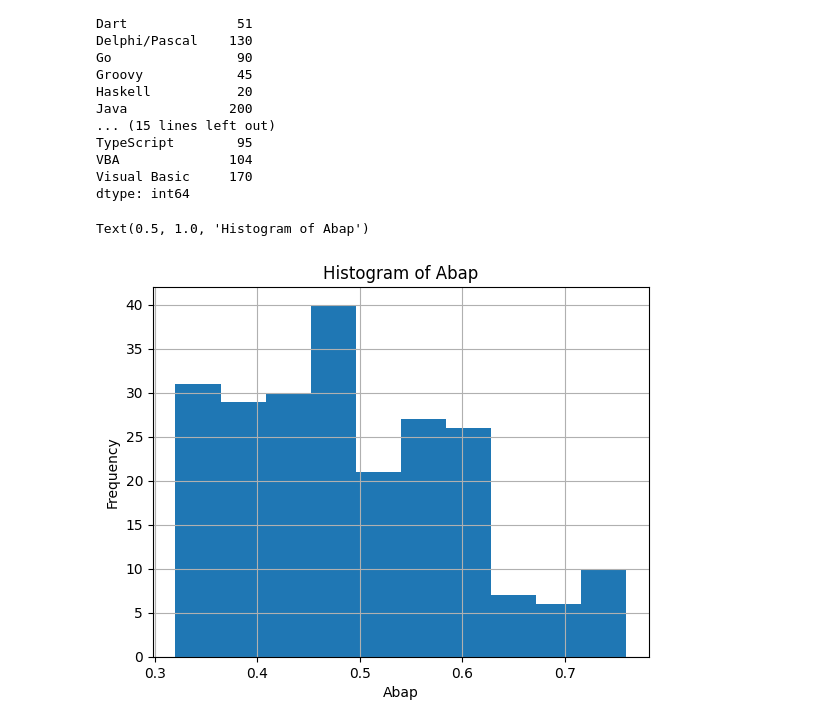
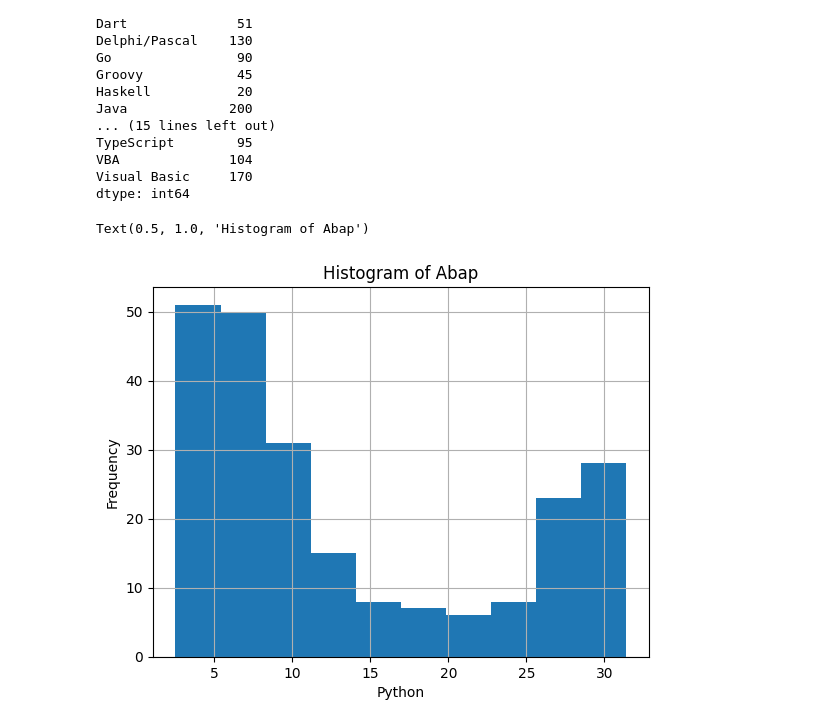
Before and after one commit to DSBaoPhuc/Data-Visualization-Project, a Jupyter notebook: manage_data/check_data.ipynb, the cells around one changed output. Cells and saved outputs as stored; diff of their text form; code cells hidden in the pictures.

```diff
--- a/manage_data/check_data.ipynb
+++ b/manage_data/check_data.ipynb
@@ -83,13 +103,13 @@ Visual Basic     170
 dtype: int64
 # %%
 # Plot a histogram of a specific column
-data["Abap"].hist()
-plt.xlabel("Abap")
+data["Python"].hist()
+plt.xlabel("Python")
 plt.ylabel("Frequency")
 plt.title("Histogram of Abap")
 # %% [output]
 Text(0.5, 1.0, 'Histogram of Abap')
-[figure, old version]
+[figure, new version]
 # %%
 # Data for the bar chart
 x = ['Abap', 'Ada', 'C/C++', 'C#', 'Cobol', 'Dart', 'Delphi/Pascal', 'Go', 'Groovy', 'Haskell', 'Java', 'JavaScript', 'Julia', 'Kotlin', 'Lua', 'Matlab', 'Objective-C', 'Perl', 'PHP', 'Powershell', 'Python', 'R', 'Ruby', 'Rust', 'Scala', 'Swift', 'TypeScript', 'VBA', 'Visual Basic']
```
Also changed, not shown: parts of 4 cells of this notebook, 3 other files.
